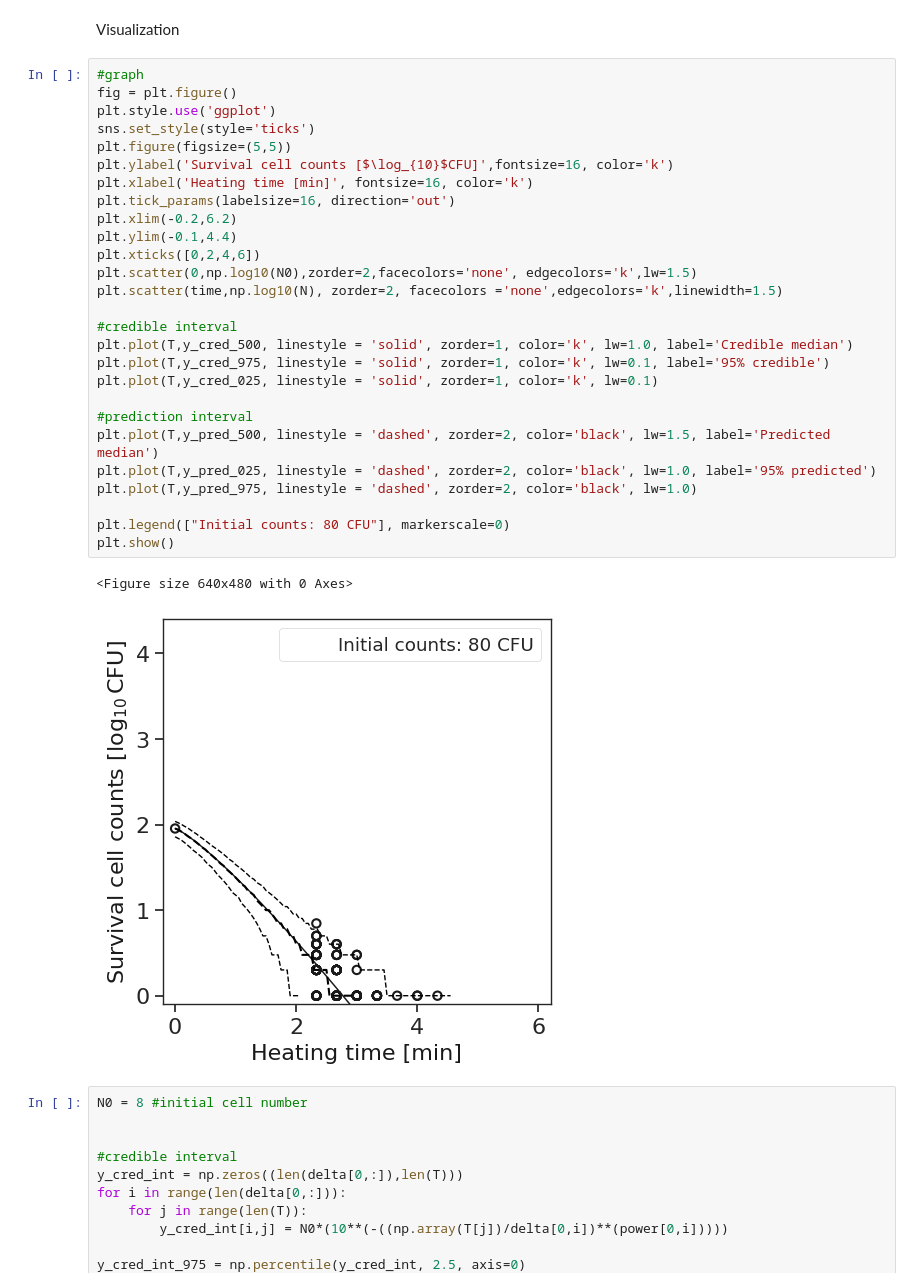
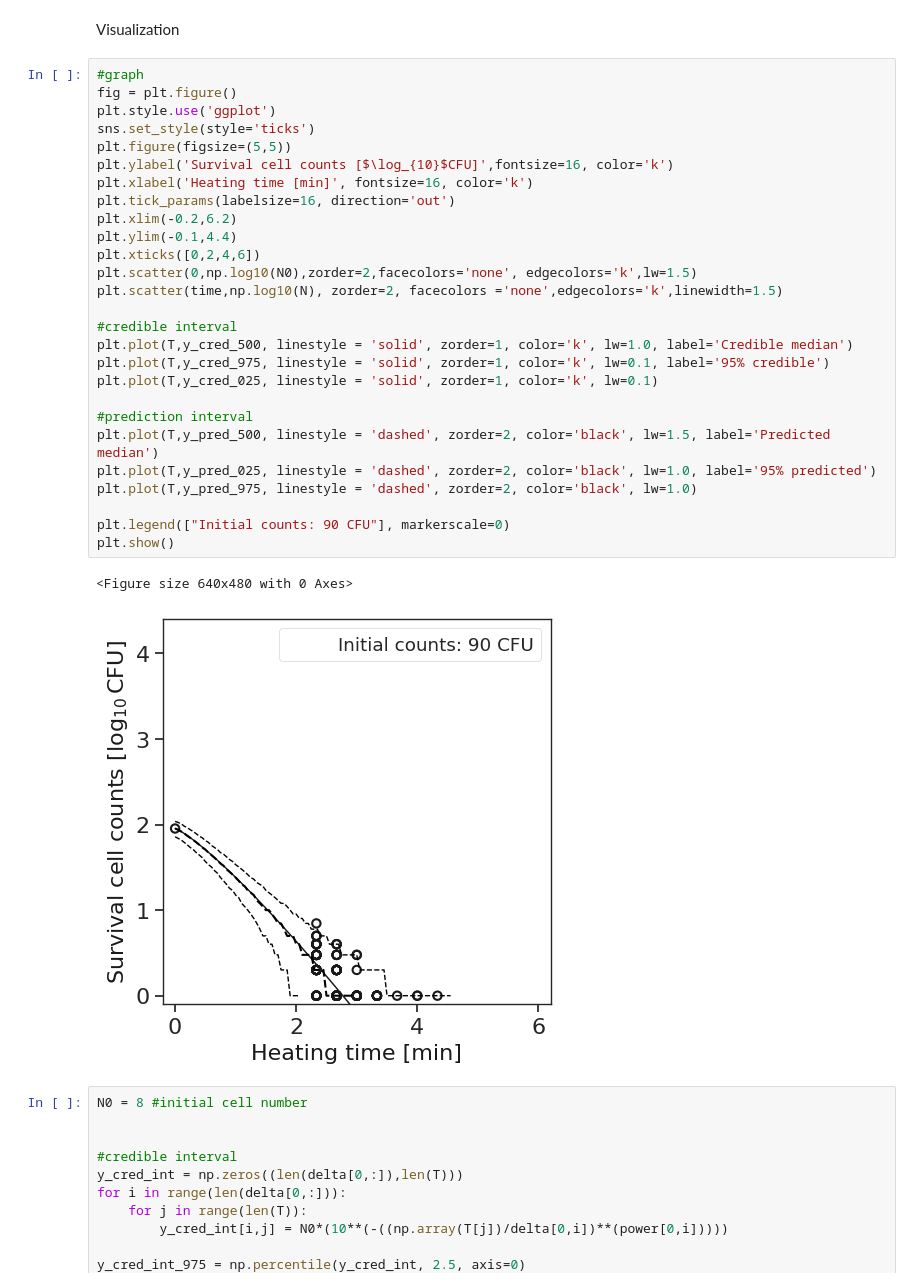
Before and after one commit to kento-koyama/bayesian_predictive_micro_ICPMF12, a Jupyter notebook: Example_2/2-2 Workshop_(inactivation).ipynb, the cells around one changed output. Drawn from its saved outputs; the diff is of its cells as text.

```diff
--- a/Example_2/2-2 Workshop_(inactivation).ipynb
+++ b/Example_2/2-2 Workshop_(inactivation).ipynb
@@ -574,33 +576,33 @@ Visualization
 # %%
 #graph
 fig = plt.figure()
 plt.style.use('ggplot')
 sns.set_style(style='ticks')
 plt.figure(figsize=(5,5))
 plt.ylabel('Survival cell counts [$\log_{10}$CFU]',fontsize=16, color='k')
 plt.xlabel('Heating time [min]', fontsize=16, color='k')
 plt.tick_params(labelsize=16, direction='out')
 plt.xlim(-0.2,6.2)
 plt.ylim(-0.1,4.4)
 plt.xticks([0,2,4,6])
 plt.scatter(0,np.log10(N0),zorder=2,facecolors='none', edgecolors='k',lw=1.5)
 plt.scatter(time,np.log10(N), zorder=2, facecolors ='none',edgecolors='k',linewidth=1.5)
 
 #credible interval
 plt.plot(T,y_cred_500, linestyle = 'solid', zorder=1, color='k', lw=1.0, label='Credible median')
 plt.plot(T,y_cred_975, linestyle = 'solid', zorder=1, color='k', lw=0.1, label='95% credible')
 plt.plot(T,y_cred_025, linestyle = 'solid', zorder=1, color='k', lw=0.1)
 
 #prediction interval
 plt.plot(T,y_pred_500, linestyle = 'dashed', zorder=2, color='black', lw=1.5, label='Predicted median')
 plt.plot(T,y_pred_025, linestyle = 'dashed', zorder=2, color='black', lw=1.0, label='95% predicted')
 plt.plot(T,y_pred_975, linestyle = 'dashed', zorder=2, color='black', lw=1.0)
 
-plt.legend(["Initial counts: 80 CFU"], markerscale=0)
+plt.legend(["Initial counts: 90 CFU"], markerscale=0)
 plt.show()
 # %% [output]
 <Figure size 640x480 with 0 Axes>
-[figure, old version]
+[figure, new version]
 # %%
 N0 = 8 #initial cell number
 
```
Also changed, not shown: parts of 10 cells of this notebook.
